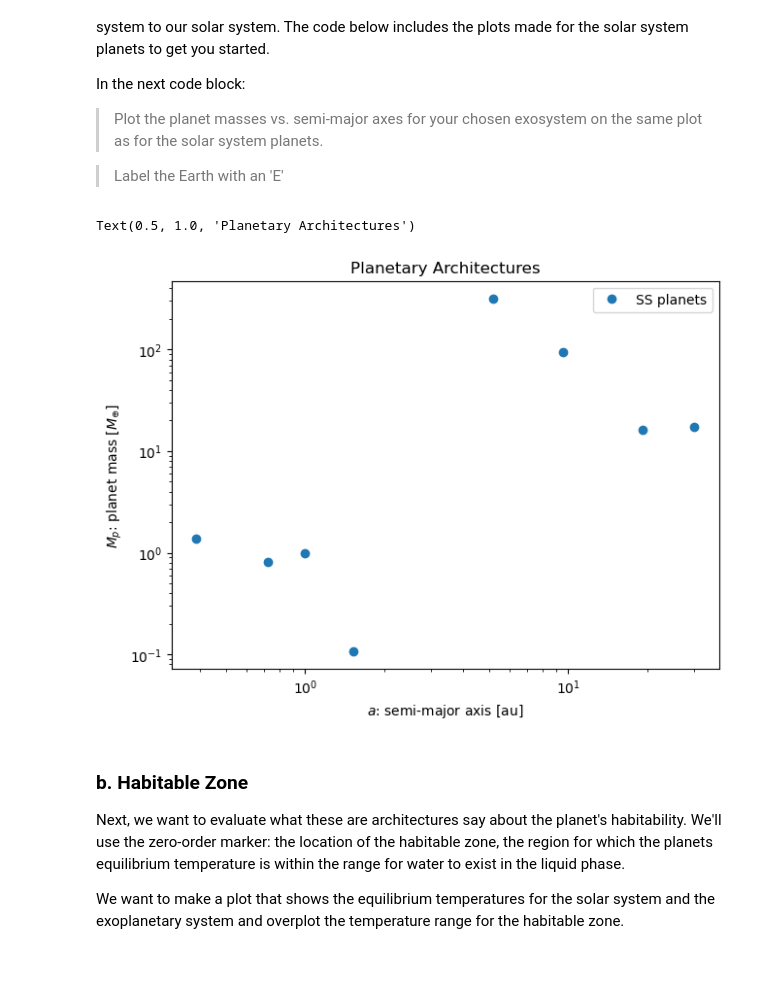
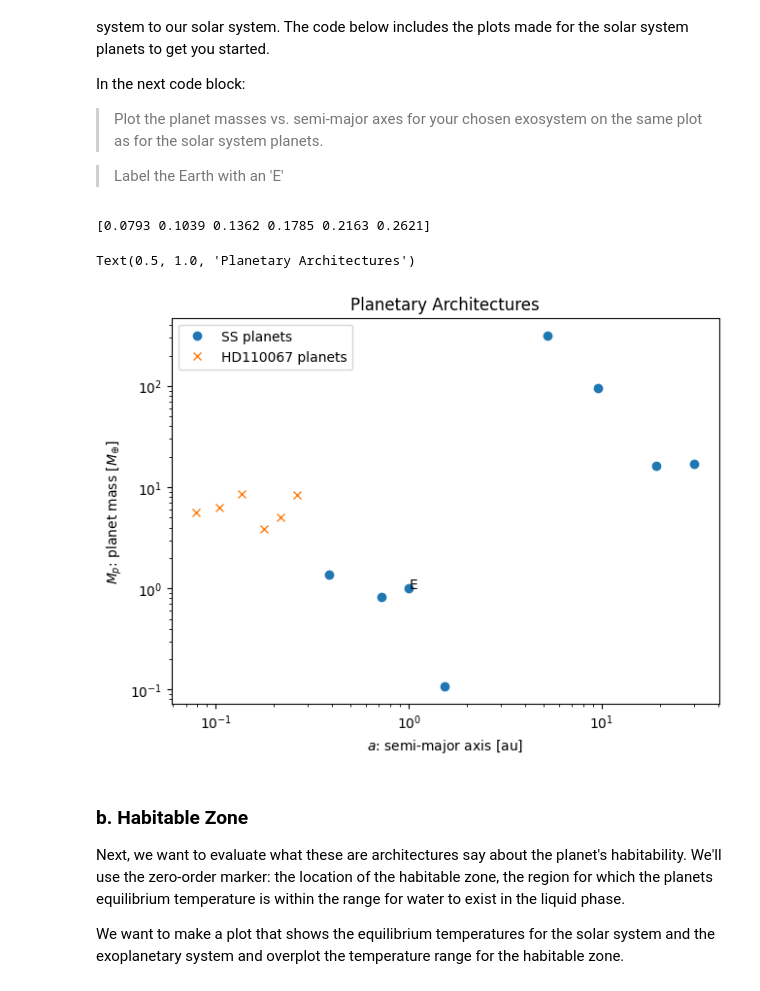
Before and after one commit to anb19019/FoPS-2025, a Jupyter notebook: 1-not-my-solar-sys.ipynb, the cells around one changed output. Drawn from its saved outputs; the diff is of its cells as text; code cells hidden in the pictures.

```diff
--- a/1-not-my-solar-sys.ipynb
+++ b/1-not-my-solar-sys.ipynb
@@ -56,7 +56,7 @@ import matplotlib.pyplot as plt
 import matplotlib as mpl
 %matplotlib inline
 # %%
-exoname = '' #type your system name * HERE *
+exoname = 'HD110067'
 
 planet_file = './1-data/' + exoname + '.csv'
 columns = np.genfromtxt(planet_file, comments='#',dtype='str',max_rows=1,delimiter=',') #column names from file
@@ -74,3 +74,5 @@ for name,row in zip(planets,planet_data):
 
 for key,val in exo.items():
     print(key, val)
+
+print([exo[key]['pl_bmasse'] for key in exo.keys() if key != 'host'])
@@ -105,26 +116,30 @@ In the next code block:
 # %%
 ss_a = np.array([solar[key]['pl_orbsmax'] for key in solar.keys() if key != 'host'])
 ss_mass = np.array([solar[key]['pl_bmasse'] for key in solar.keys() if key != 'host'])
 
 
 f,ax = plt.subplots(1,constrained_layout=True)
 ax.plot(ss_a,ss_mass,marker='o',lw=0,label='SS planets')
 # add plot of your system * HERE *
-# ax.plot(...)
+HD_A = np.array([exo[key]['pl_orbsmax'] for key in exo.keys() if key != 'host'])
+HD_MASS = np.array([exo[key]['pl_bmasse'] for key in exo.keys() if key != 'host'])
+print(HD_A)
+ax.plot(HD_A, HD_MASS, marker='x',lw=0,label='HD110067 planets')
 
 # add label to earth * HERE *
-# ax.text(#,'E')
+ax.text(solar['earth']['pl_orbsmax'], solar['earth']['pl_bmasse'], 'E')
 
 ax.legend()
 ax.set_xlabel('$a$: semi-major axis [au]')
 ax.set_ylabel(r'$M_p$: planet mass [$M_{\oplus}$]')
 ax.set_xscale('log')
 ax.set_yscale('log')
 ax.set_xscale('log')
 ax.set_title('Planetary Architectures')
 # %% [output]
-Text(0.5, 1.0, 'Planetary Architectures')
+[0.0793 0.1039 0.1362 0.1785 0.2163 0.2621]
+Text(0.5, 1.0, 'Planetary Architectures')
-[figure, old version]
+[figure, new version]
 # %% [markdown]
 ### b. Habitable Zone
 
```
Also changed, not shown: parts of 1 cell of this notebook.
